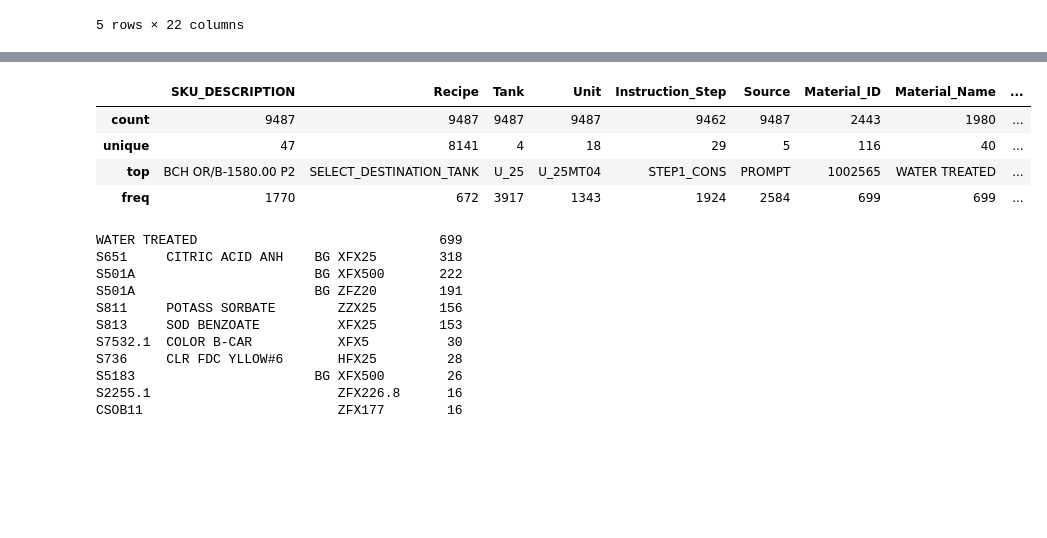
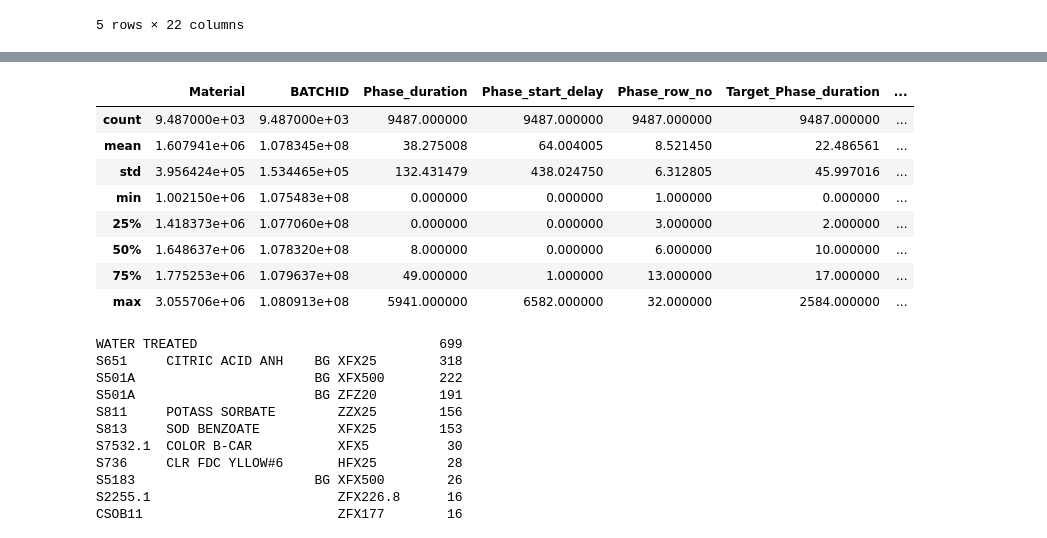
Before and after one commit to MichelleMoran431/Capstone---CCT, a Jupyter notebook: EDA_PART_1.ipynb, the cells around one changed output, grey strips where cells are left out. Drawn from its saved outputs; the diff is of its cells as text; code cells hidden in the pictures; blank space fills up the shorter version.

```diff
--- a/EDA_PART_1.ipynb
+++ b/EDA_PART_1.ipynb
@@ -16,6 +16,6 @@ Saving Bev Base Dearation Data Extract .csv to Bev Base Dearation Data Extract
 # %%
 import io
-uploaded = pd.read_csv(io.BytesIO(uploaded['Bev Base Dearation Data Extract  (1).csv']),encoding= 'unicode_escape')
+uploaded = pd.read_csv(io.BytesIO(uploaded['Bev Base Dearation Data Extract .csv']),encoding= 'unicode_escape')
 # Dataset is now stored in a Pandas Dataframe
 # %%
 uploaded.tail()
@@ -29,7 +29,7 @@ uploaded.tail()
 5 rows × 22 columns
 # %%
 # Or rename the existing DataFrame (rather than creating a copy)
-uploaded.rename(columns={'SKU': 'Material'}, inplace=True)
+uploaded.rename(columns={'SKU': 'Material','Deaeration Phase':'Deaeration_Phase'}, inplace=True)
 # %%
 uploaded.info()
 # %% [output]
@@ -68,11 +68,15 @@ uploaded.describe().T
 # %%
-uploaded.describe(include='object')
+uploaded.describe(include='int64')
 # %% [output]
-|  | SKU_DESCRIPTION | Recipe | Tank | Unit | Instruction_Step | Source | Material_ID | Material_Name | ... |
-| count | 9487 | 9487 | 9487 | 9487 | 9462 | 9487 | 2443 | 1980 | ... |
-| unique | 47 | 8141 | 4 | 18 | 29 | 5 | 116 | 40 | ... |
-| top | BCH OR/B-1580.00 P2 | SELECT_DESTINATION_TANK | U_25 | U_25MT04 | STEP1_CONS | PROMPT | 1002565 | WATER TREATED | ... |
-| freq | 1770 | 672 | 3917 | 1343 | 1924 | 2584 | 699 | 699 | ... |
+|  | Material | BATCHID | Phase_duration | Phase_start_delay | Phase_row_no | Target_Phase_duration | ... |
+| count | 9.487000e+03 | 9.487000e+03 | 9487.000000 | 9487.000000 | 9487.000000 | 9487.000000 | ... |
+| mean | 1.607941e+06 | 1.078345e+08 | 38.275008 | 64.004005 | 8.521450 | 22.486561 | ... |
+| std | 3.956424e+05 | 1.534465e+05 | 132.431479 | 438.024750 | 6.312805 | 45.997016 | ... |
+| min | 1.002150e+06 | 1.075483e+08 | 0.000000 | 0.000000 | 1.000000 | 0.000000 | ... |
+| 25% | 1.418373e+06 | 1.077060e+08 | 0.000000 | 0.000000 | 3.000000 | 2.000000 | ... |
+| 50% | 1.648637e+06 | 1.078320e+08 | 8.000000 | 0.000000 | 6.000000 | 10.000000 | ... |
+| 75% | 1.775253e+06 | 1.079637e+08 | 49.000000 | 1.000000 | 13.000000 | 17.000000 | ... |
+| max | 3.055706e+06 | 1.080913e+08 | 5941.000000 | 6582.000000 | 32.000000 | 2584.000000 | ... |
 # %%
 Material=uploaded.Material_Name.value_counts()
 Material
```
Also changed, not shown: parts of 18 cells of this notebook.
